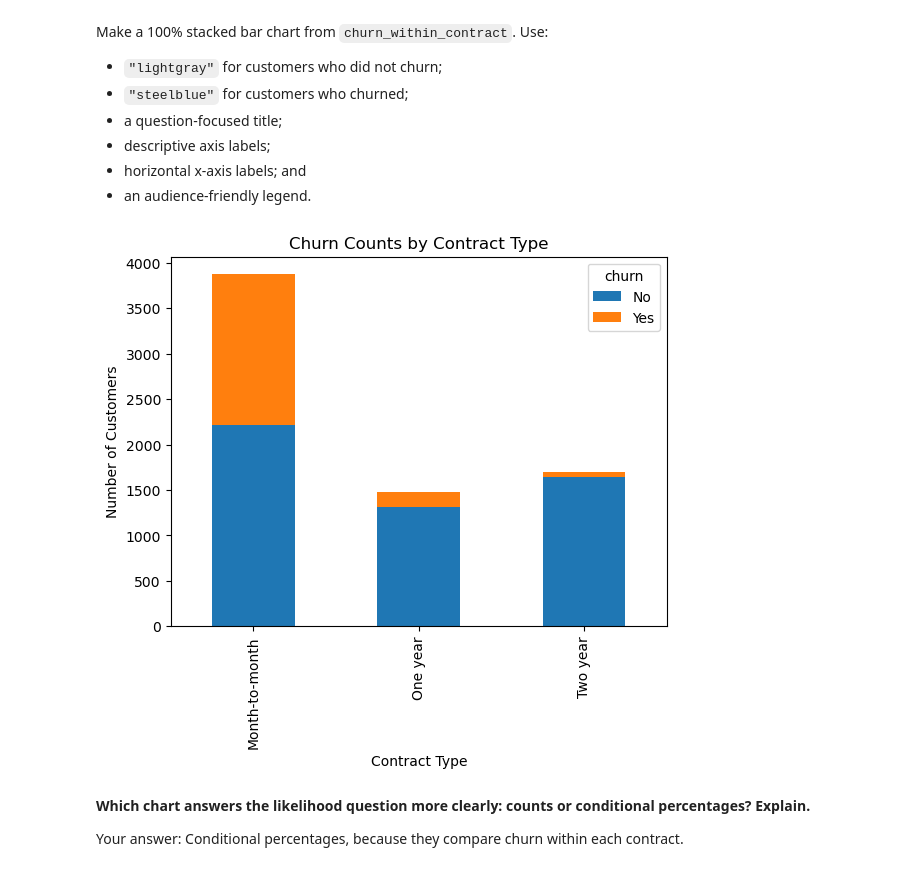
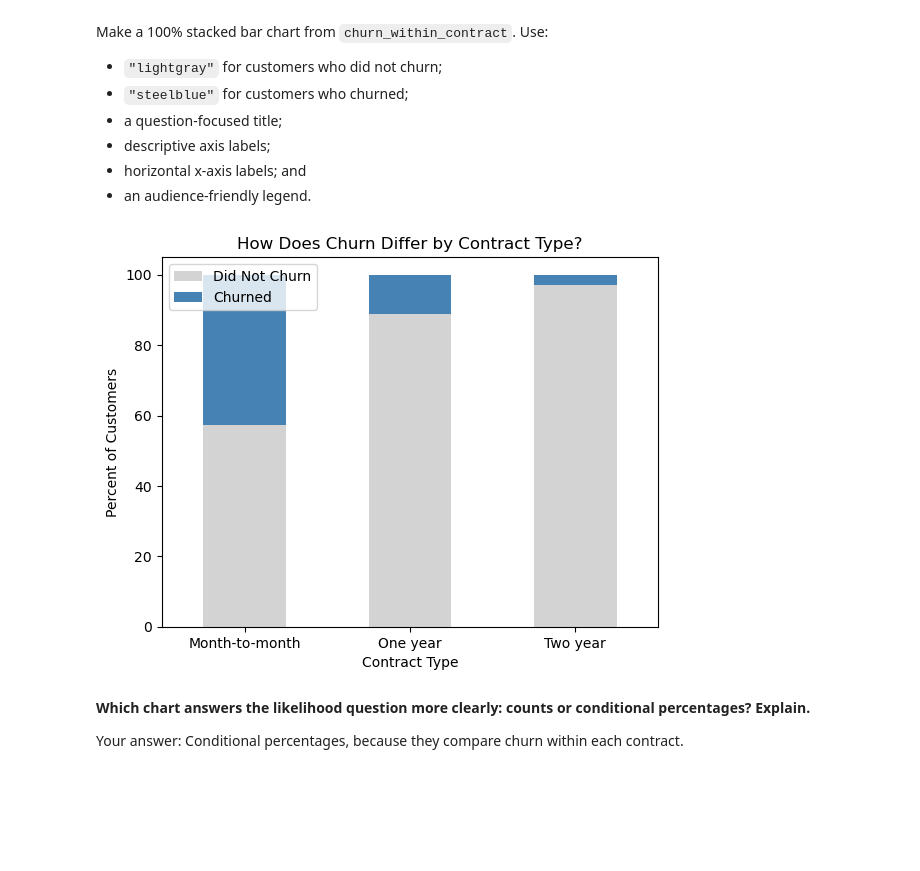
Before and after one commit to Jared47-dev/Data_Visualization_and_Modeling_Campus, a Jupyter notebook: week02/lab/Lab - Relationships Between Categorical Features.ipynb, the cells around one changed output. Cells and saved outputs as stored; diff of their text form; code cells hidden in the pictures; blank space fills up the shorter version.

```diff
--- a/week02/lab/Lab - Relationships Between Categorical Features.ipynb
+++ b/week02/lab/Lab - Relationships Between Categorical Features.ipynb
@@ -339,14 +339,20 @@ Make a 100% stacked bar chart from `churn_within_contract`. Use:
 - an audience-friendly legend.
 # %%
 # Write your code here.
-contract_churn_counts.plot(kind="bar", stacked=True)
+churn_within_contract.plot(
+    kind="bar",
+    stacked=True,
+    color=["lightgray", "steelblue"]
+)
 
-plt.title("Churn Counts by Contract Type")
+plt.title("How Does Churn Differ by Contract Type?")
 plt.xlabel("Contract Type")
-plt.ylabel("Number of Customers")
+plt.ylabel("Percent of Customers")
+plt.xticks(rotation=0)
+plt.legend(["Did Not Churn", "Churned"])
 plt.show()
 # %% [output]
-[figure, old version]
+[figure, new version]
 # %% [markdown]
 **Which chart answers the likelihood question more clearly: counts or conditional percentages? Explain.**
 
```
Also changed, not shown: parts of 7 cells of this notebook.
